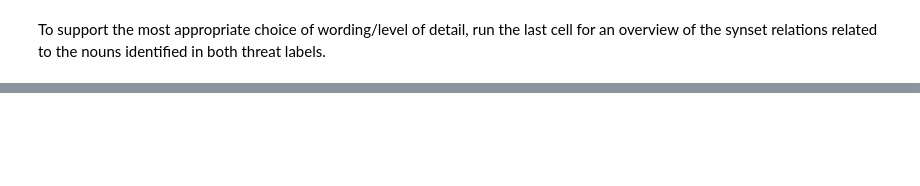
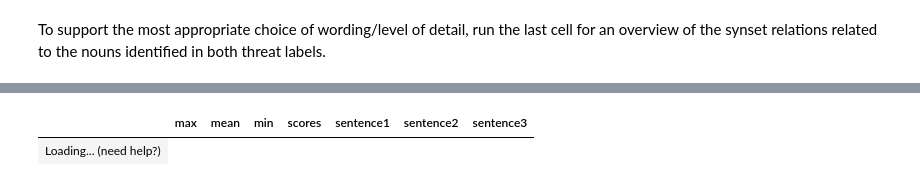
Before and after one commit to tsumarios/TEAM, a Jupyter notebook: embracing_workflow.ipynb, the cells around one changed output, grey strips where cells are left out. Saved outputs shown, nothing was run; the diff lists cells and outputs as text; code cells hidden in the pictures; blank space fills up the shorter version.

Commit message:
Update step4, add cardinality 3 scores

```diff
--- a/embracing_workflow.ipynb
+++ b/embracing_workflow.ipynb
@@ -127,0 +123,9 @@ focus_df
+# %%
+df = pandas.read_csv('./data/preliminary_threats_ss_scores_with_cardinality_3.csv')
+s1 = 'Manipulation of hardware and software'
+s2 = 'Spying, SMS Interception & Modification, User Tracking.'
+s3 = 'Mobile App spoofing'
+df[(df['sentence1'].isin([s1, s2, s3])) & (df['sentence2'].isin([s1, s2, s3])) & (df['sentence3'].isin([s1, s2, s3]))]
+# %% [output]
+|  | max | mean | min | scores | sentence1 | sentence2 | sentence3 |
+| Loading... (need help?) |
```
Also changed, not shown: parts of 10 cells of this notebook, 3 other files.
